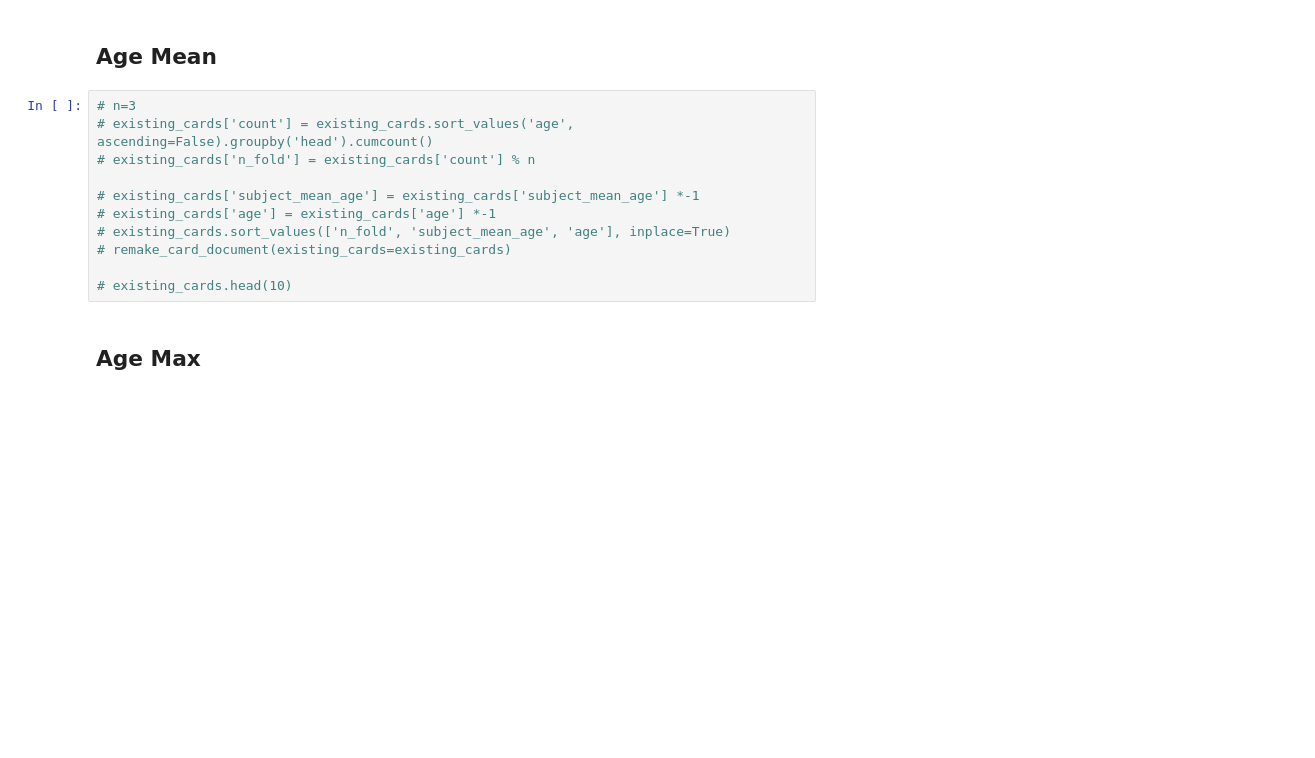
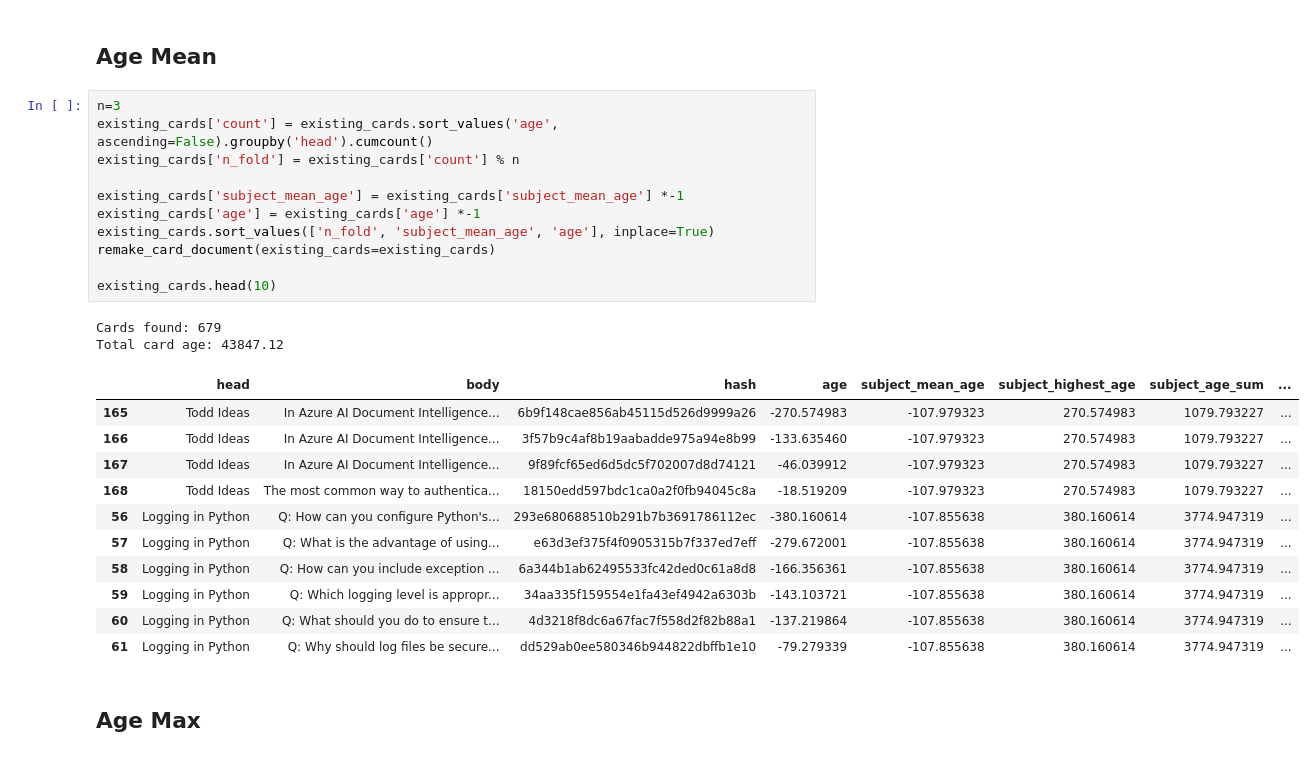
Before and after one commit to JayTY94/Certcards-refresh, a Jupyter notebook: shuffle.ipynb, the cells around one changed output. Drawn from its saved outputs; the diff is of its cells as text; blank space fills up the shorter version.

```diff
--- a/shuffle.ipynb
+++ b/shuffle.ipynb
@@ -211,16 +197,30 @@ Total card age: 44080.27
 # %% [markdown]
 ## Age Mean
 # %%
-# n=3
-# existing_cards['count'] = existing_cards.sort_values('age', ascending=False).groupby('head').cumcount()
-# existing_cards['n_fold'] = existing_cards['count'] % n
+n=3
+existing_cards['count'] = existing_cards.sort_values('age', ascending=False).groupby('head').cumcount()
+existing_cards['n_fold'] = existing_cards['count'] % n
 
-# existing_cards['subject_mean_age'] = existing_cards['subject_mean_age'] *-1
-# existing_cards['age'] = existing_cards['age'] *-1
-# existing_cards.sort_values(['n_fold', 'subject_mean_age', 'age'], inplace=True)
-# remake_card_document(existing_cards=existing_cards)
+existing_cards['subject_mean_age'] = existing_cards['subject_mean_age'] *-1
+existing_cards['age'] = existing_cards['age'] *-1
+existing_cards.sort_values(['n_fold', 'subject_mean_age', 'age'], inplace=True)
+remake_card_document(existing_cards=existing_cards)
 
-# existing_cards.head(10)
+existing_cards.head(10)
+# %% [output]
+Cards found: 679
+Total card age: 43847.12
+|  | head | body | hash | age | subject_mean_age | subject_highest_age | subject_age_sum | ... |
+| 165 | Todd Ideas | In Azure AI Document Intelligence... | 6b9f148cae856ab45115d526d9999a26 | -270.574983 | -107.979323 | 270.574983 | 1079.793227 | ... |
+| 166 | Todd Ideas | In Azure AI Document Intelligence... | 3f57b9c4af8b19aabadde975a94e8b99 | -133.635460 | -107.979323 | 270.574983 | 1079.793227 | ... |
+| 167 | Todd Ideas | In Azure AI Document Intelligence... | 9f89fcf65ed6d5dc5f702007d8d74121 | -46.039912 | -107.979323 | 270.574983 | 1079.793227 | ... |
+| 168 | Todd Ideas | The most common way to authentica... | 18150edd597bdc1ca0a2f0fb94045c8a | -18.519209 | -107.979323 | 270.574983 | 1079.793227 | ... |
+| 56 | Logging in Python | Q: How can you configure Python's... | 293e680688510b291b7b3691786112ec | -380.160614 | -107.855638 | 380.160614 | 3774.947319 | ... |
+| 57 | Logging in Python | Q: What is the advantage of using... | e63d3ef375f4f0905315b7f337ed7eff | -279.672001 | -107.855638 | 380.160614 | 3774.947319 | ... |
+| 58 | Logging in Python | Q: How can you include exception ... | 6a344b1ab62495533fc42ded0c61a8d8 | -166.356361 | -107.855638 | 380.160614 | 3774.947319 | ... |
+| 59 | Logging in Python | Q: Which logging level is appropr... | 34aa335f159554e1fa43ef4942a6303b | -143.103721 | -107.855638 | 380.160614 | 3774.947319 | ... |
+| 60 | Logging in Python | Q: What should you do to ensure t... | 4d3218f8dc6a67fac7f558d2f82b88a1 | -137.219864 | -107.855638 | 380.160614 | 3774.947319 | ... |
+| 61 | Logging in Python | Q: Why should log files be secure... | dd529ab0ee580346b944822dbffb1e10 | -79.279339 | -107.855638 | 380.160614 | 3774.947319 | ... |
 # %% [markdown]
 ## Age Max
 # %%
```
Also changed, not shown: parts of 6 cells of this notebook, 4 other files.
